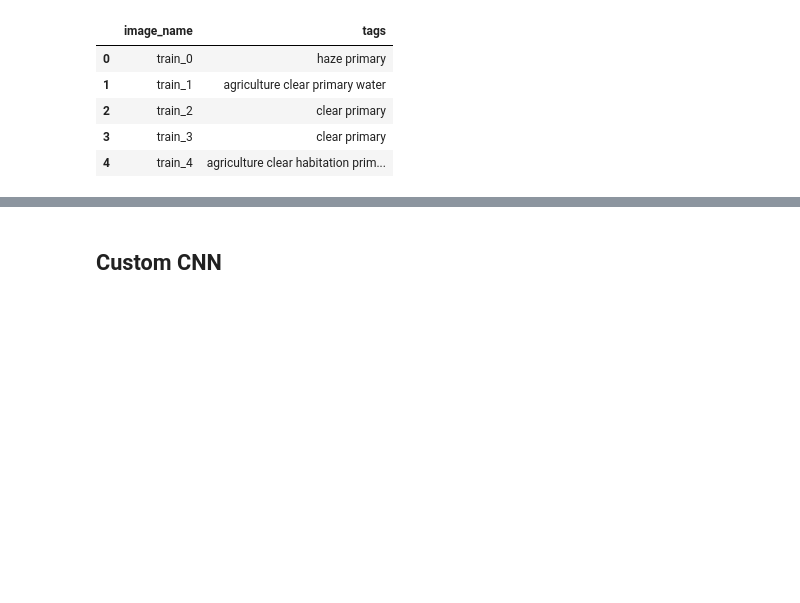
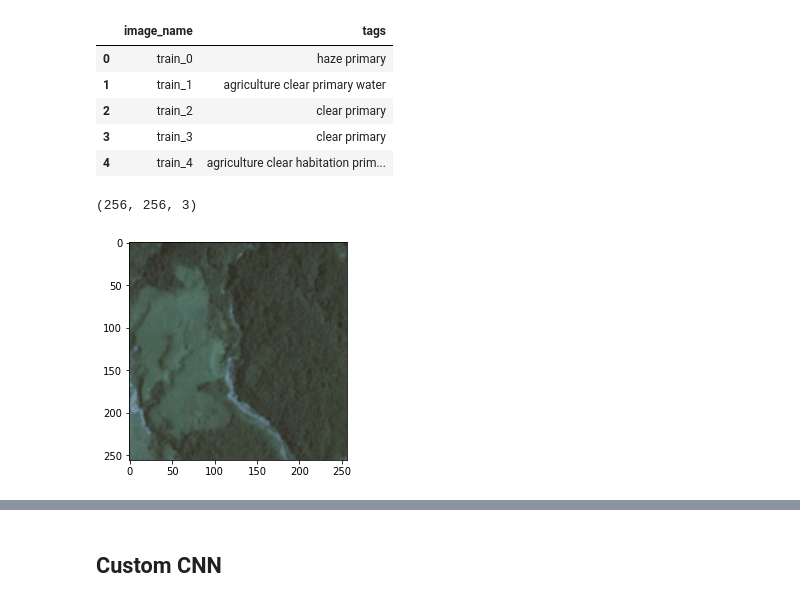
Before and after one commit to JakubStanczak/Amazon_forest_classification, a Jupyter notebook: Amazon_forest.ipynb, the cells around one changed output, grey strips where cells are left out. Drawn from its saved outputs; the diff is of its cells as text; code cells hidden in the pictures; blank space fills up the shorter version.

```diff
--- a/Amazon_forest.ipynb
+++ b/Amazon_forest.ipynb
@@ -140,3 +64,12 @@ def fbeta_score_K(y_true, y_pred):
+# %%
+img.shape
+# %% [output]
+(256, 256, 3)
+# %%
+plt.imshow(img)
+plt.show()
+# %% [output]
+[figure, added]
 # %%
 all_labels = df_train['tags'].map(lambda x: x.split(' ')).values
 labels = list(set([y for x in all_labels for y in x]))
```
Also changed, not shown: parts of 34 cells of this notebook, 1 other file.
